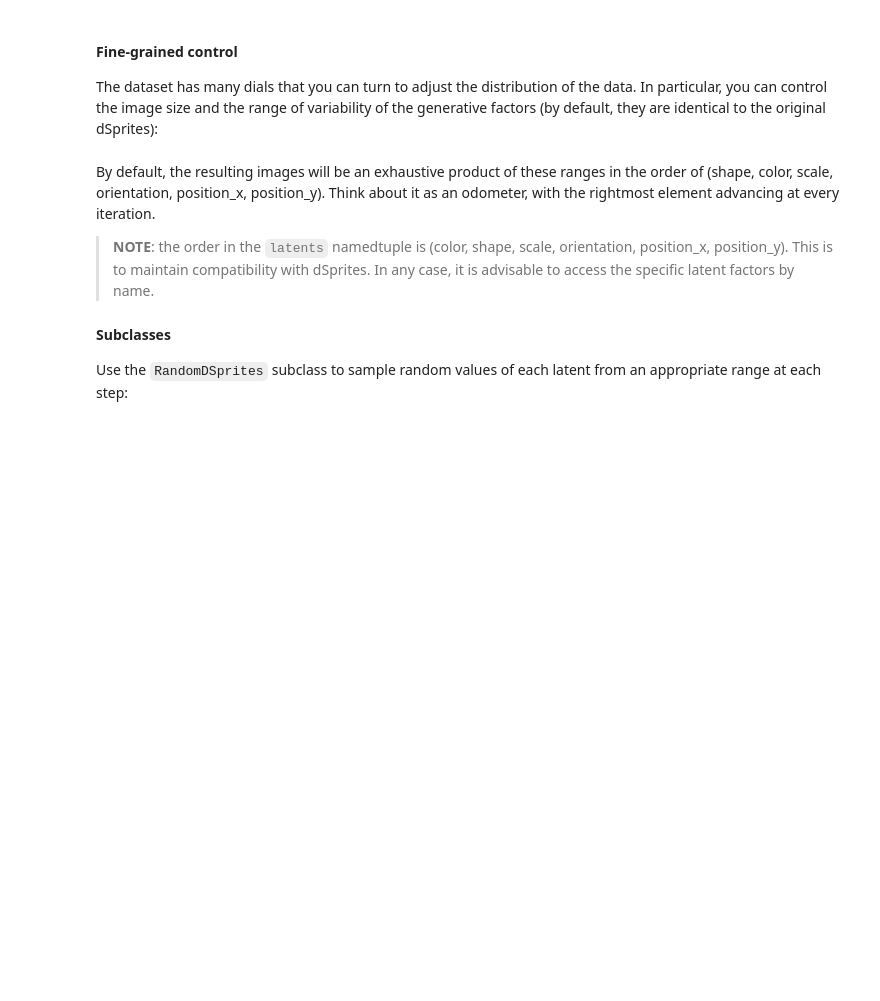
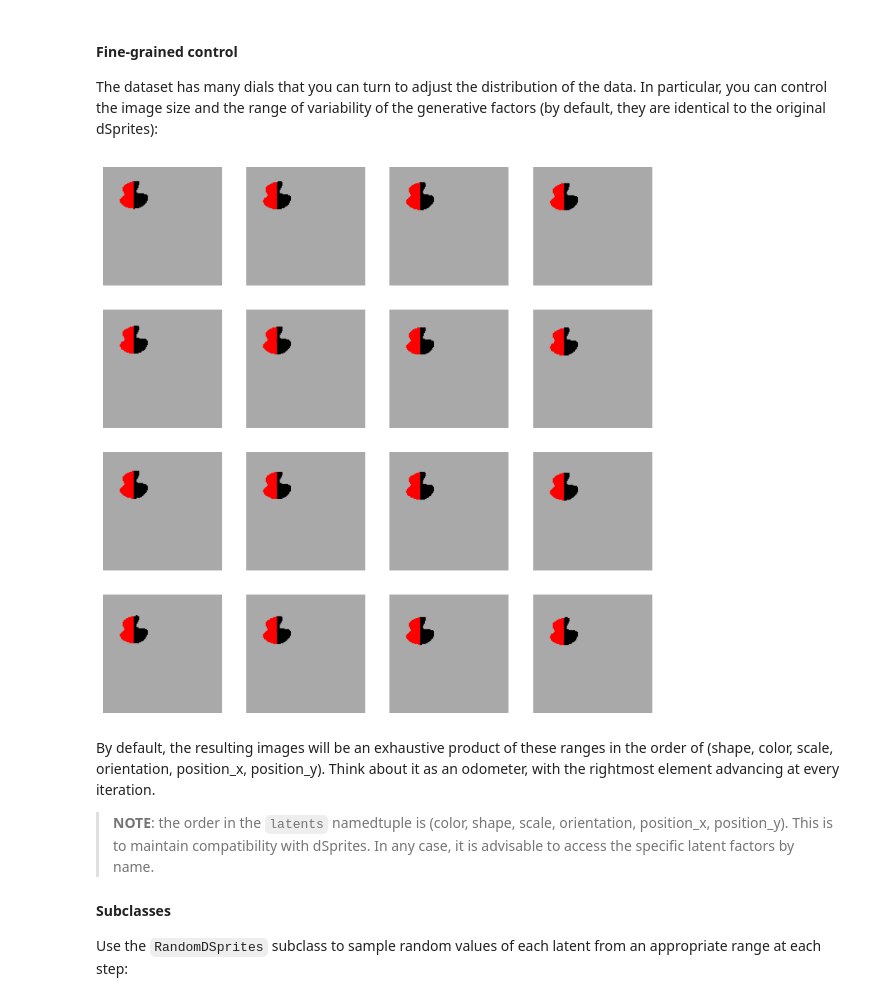
Before and after one commit to sbdzdz/idsprites, a Jupyter notebook: examples/infinite_dsprites.ipynb, the cells around one changed output. Drawn from its saved outputs; the diff is of its cells as text; code cells hidden in the pictures; blank space fills up the shorter version.

```diff
--- a/examples/infinite_dsprites.ipynb
+++ b/examples/infinite_dsprites.ipynb
@@ -23,17 +28,20 @@ The dataset has many dials that you can turn to adjust the distribution of the d
 # %%
 import numpy as np
 
+resolution = 100
 dataset = InfiniteDSprites(
     img_size=128,
     color_range=["red", "green", "blue"],
-    scale_range= np.linspace(0, 1, 100),
-    orientation_range= np.linspace(0, 2 * np.pi, 100),
-    position_x_range= np.linspace(0, 1, 100),
-    position_y_range= np.linspace(0, 1, 100),
+    scale_range= np.linspace(0.5, 1.0, resolution),
+    orientation_range= np.linspace(0, 2 * np.pi, resolution),
+    position_x_range= np.linspace(0, 1, resolution),
+    position_y_range= np.linspace(0, 1, resolution),
 )
 dataloader = DataLoader(dataset, batch_size=16)
 batch_img, _ = next(iter(dataloader))
-draw_batch(batch_img, show=True)
+img = draw_batch(batch_img, show=True)
+# %% [output]
+[figure, added]
 # %% [markdown]
 By default, the resulting images will be an exhaustive product of these ranges in the order of (shape, color, scale, orientation, position_x, position_y). Think about it as an odometer, with the rightmost element advancing at every iteration.
 
```
Also changed, not shown: parts of 2 cells of this notebook, 1 other file.
